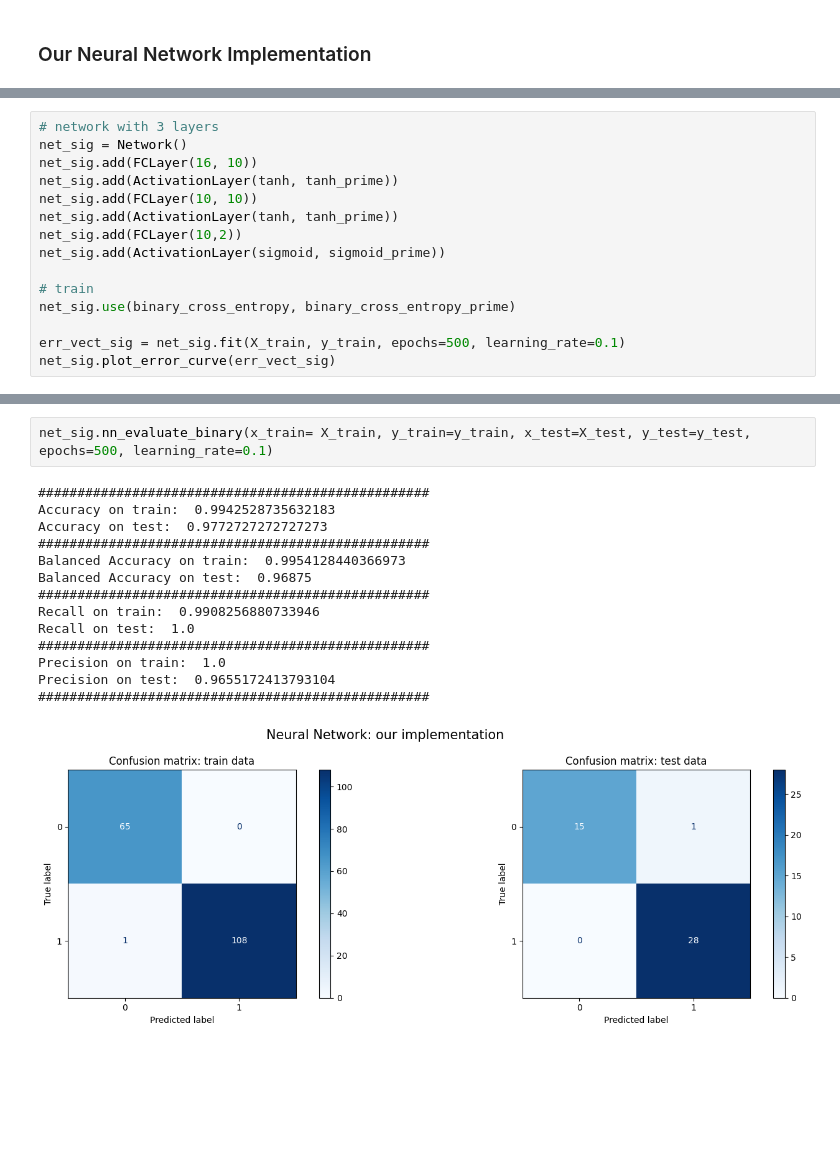
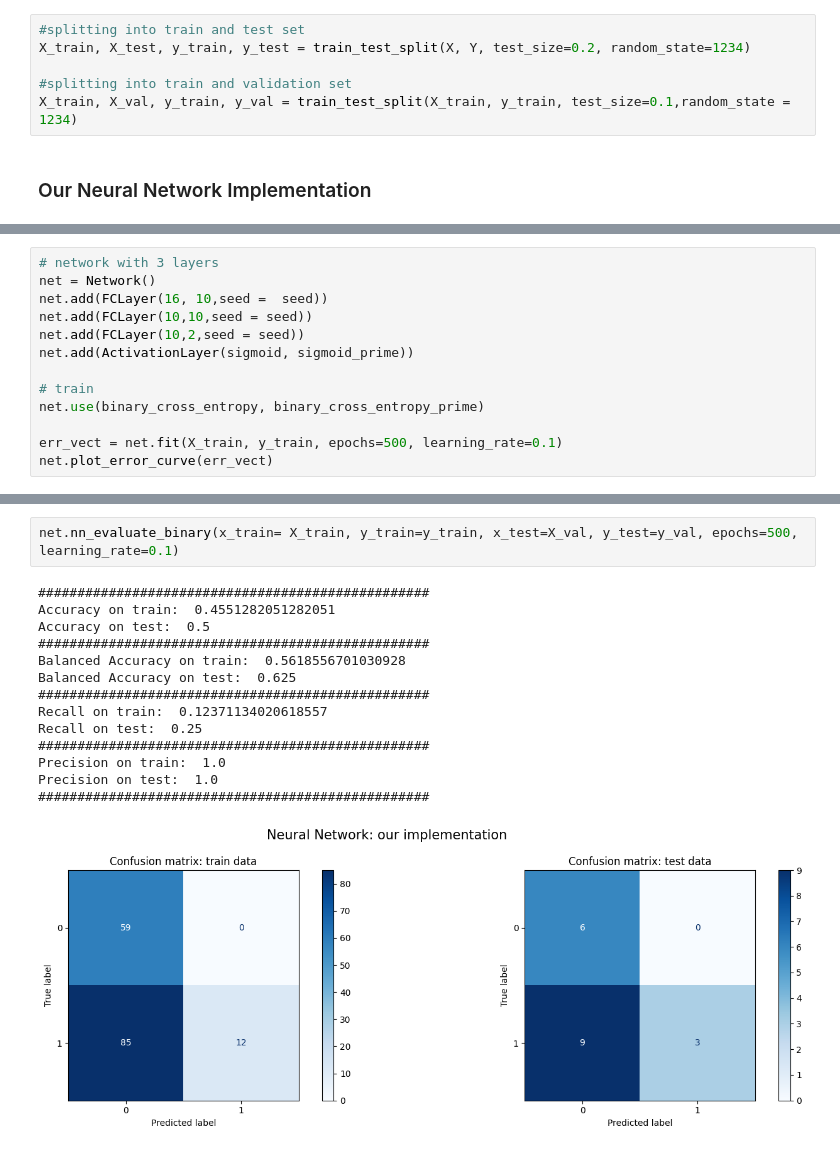
Before and after one commit to nadiaverdha/MachineLearningEx2, a Jupyter notebook: Ex2_kaggle.ipynb, the cells around one changed output, grey strips where cells are left out. Drawn from its saved outputs; the diff is of its cells as text; blank space fills up the shorter version.

Commit message:
started cross validation, not so good :/

```diff
--- a/Ex2_kaggle.ipynb
+++ b/Ex2_kaggle.ipynb
@@ -66,3 +64,9 @@ X_train, X_test, y_train, y_test = train_test_split(X, Y, test_size=0.2, random_
+# %%
+#splitting into train and test set
+X_train, X_test, y_train, y_test = train_test_split(X, Y, test_size=0.2, random_state=1234)
+
+#splitting into train and validation set
+X_train, X_val, y_train, y_val = train_test_split(X_train, y_train, test_size=0.1,random_state = 1234)
 # %% [markdown]
 ### Our Neural Network Implementation
 # %% [markdown]
@@ -108,16 +176,14 @@ Observations:
 # %%
 # network with 3 layers
-net_sig = Network()
-net_sig.add(FCLayer(16, 10))
-net_sig.add(ActivationLayer(tanh, tanh_prime))
-net_sig.add(FCLayer(10, 10))
-net_sig.add(ActivationLayer(tanh, tanh_prime))
-net_sig.add(FCLayer(10,2))
-net_sig.add(ActivationLayer(sigmoid, sigmoid_prime))
+net = Network()
+net.add(FCLayer(16, 10,seed =  seed))
+net.add(FCLayer(10,10,seed = seed))
+net.add(FCLayer(10,2,seed = seed))
+net.add(ActivationLayer(sigmoid, sigmoid_prime))
 
 # train
-net_sig.use(binary_cross_entropy, binary_cross_entropy_prime)
+net.use(binary_cross_entropy, binary_cross_entropy_prime)
 
-err_vect_sig = net_sig.fit(X_train, y_train, epochs=500, learning_rate=0.1)
-net_sig.plot_error_curve(err_vect_sig)
+err_vect = net.fit(X_train, y_train, epochs=500, learning_rate=0.1)
+net.plot_error_curve(err_vect)
 # %% [output]
@@ -125,17 +191,17 @@ net_sig.plot_error_curve(err_vect_sig)
 # %%
-net_sig.nn_evaluate_binary(x_train= X_train, y_train=y_train, x_test=X_test, y_test=y_test, epochs=500, learning_rate=0.1)
+net.nn_evaluate_binary(x_train= X_train, y_train=y_train, x_test=X_val, y_test=y_val, epochs=500, learning_rate=0.1)
 # %% [output]
 ##################################################
-Accuracy on train:  0.9942528735632183
-Accuracy on test:  0.9772727272727273
+Accuracy on train:  0.4551282051282051
+Accuracy on test:  0.5
 ##################################################
-Balanced Accuracy on train:  0.9954128440366973
-Balanced Accuracy on test:  0.96875
+Balanced Accuracy on train:  0.5618556701030928
+Balanced Accuracy on test:  0.625
 ##################################################
-Recall on train:  0.9908256880733946
-Recall on test:  1.0
+Recall on train:  0.12371134020618557
+Recall on test:  0.25
 ##################################################
 Precision on train:  1.0
-Precision on test:  0.9655172413793104
+Precision on test:  1.0
 ##################################################
-[figure, old version]
+[figure, new version]
```
Also changed, not shown: parts of 21 cells of this notebook.
